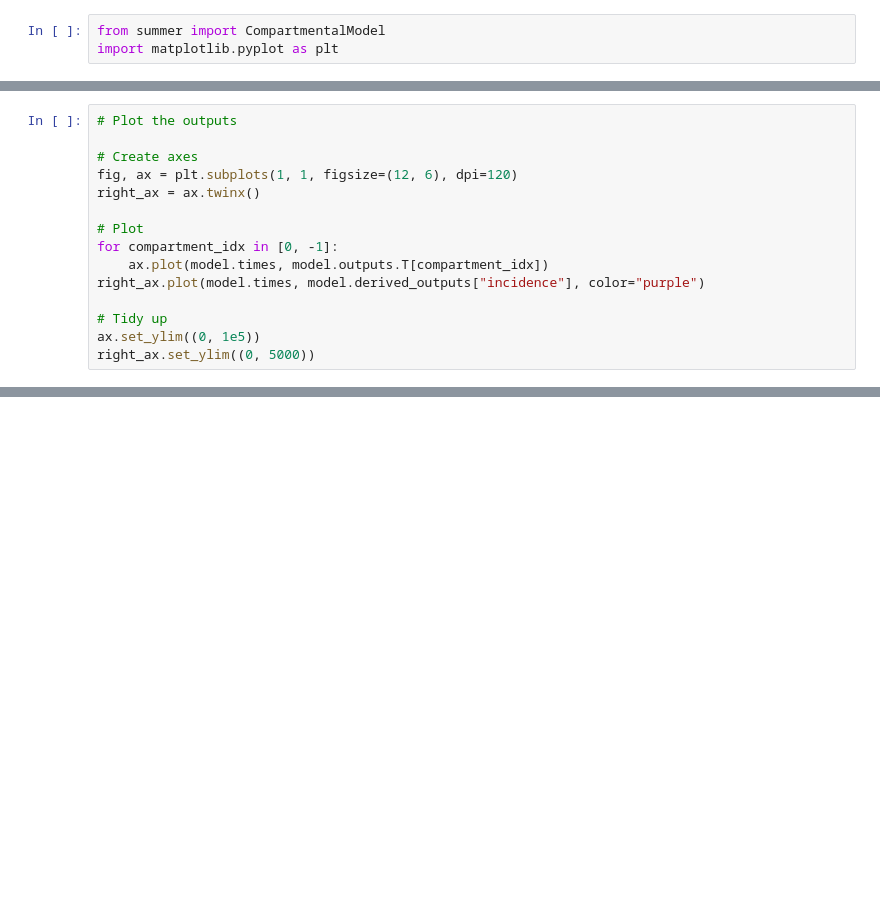
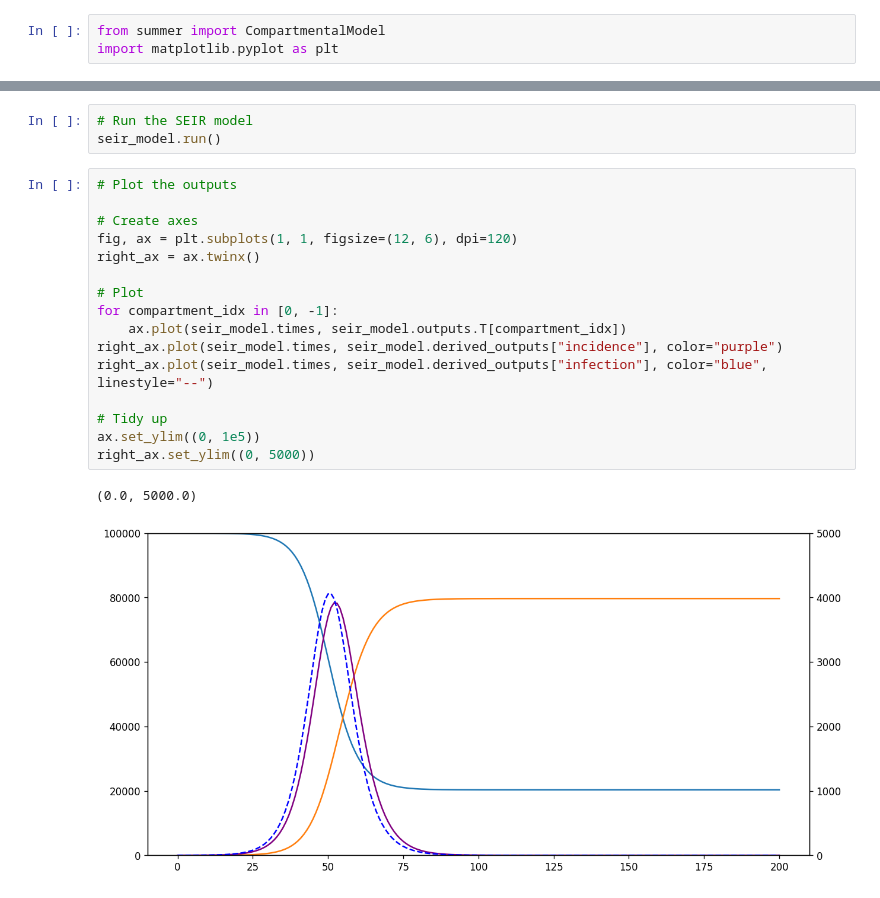
Before and after one commit to monash-emu/summer, a Jupyter notebook: docs/vynnycky_white/model_2_1.ipynb, the cells around one changed output, grey strips where cells are left out. Drawn from its saved outputs; the diff is of its cells as text; blank space fills up the shorter version.

```diff
--- a/docs/vynnycky_white/model_2_1.ipynb
+++ b/docs/vynnycky_white/model_2_1.ipynb
@@ -60,15 +19,0 @@ model.run()
-# %%
-# Plot the outputs
-
-# Create axes
-fig, ax = plt.subplots(1, 1, figsize=(12, 6), dpi=120)
-right_ax = ax.twinx()
-
-# Plot
-for compartment_idx in [0, -1]:
-    ax.plot(model.times, model.outputs.T[compartment_idx])
-right_ax.plot(model.times, model.derived_outputs["incidence"], color="purple")
-
-# Tidy up
-ax.set_ylim((0, 1e5))
-right_ax.set_ylim((0, 5000))
@@ -74,0 +61,22 @@ right_ax.set_ylim((0, 5000))
+# %%
+# Run the SEIR model
+seir_model.run()
+# %%
+# Plot the outputs
+
+# Create axes
+fig, ax = plt.subplots(1, 1, figsize=(12, 6), dpi=120)
+right_ax = ax.twinx()
+
+# Plot
+for compartment_idx in [0, -1]:
+    ax.plot(seir_model.times, seir_model.outputs.T[compartment_idx])
+right_ax.plot(seir_model.times, seir_model.derived_outputs["incidence"], color="purple")
+right_ax.plot(seir_model.times, seir_model.derived_outputs["infection"], color="blue", linestyle="--")
+
+# Tidy up
+ax.set_ylim((0, 1e5))
+right_ax.set_ylim((0, 5000))
+# %% [output]
+(0.0, 5000.0)
+[figure, added]
```
Also changed, not shown: parts of 8 cells of this notebook.
